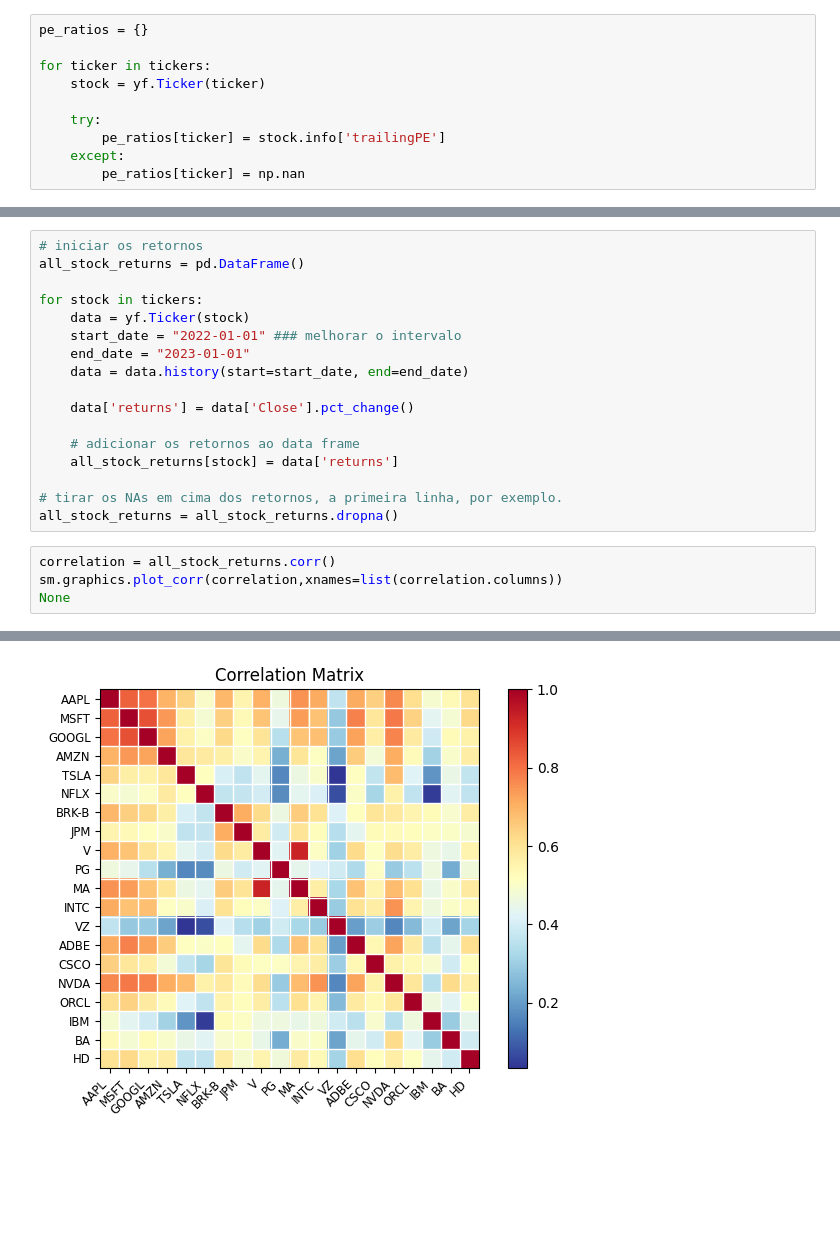
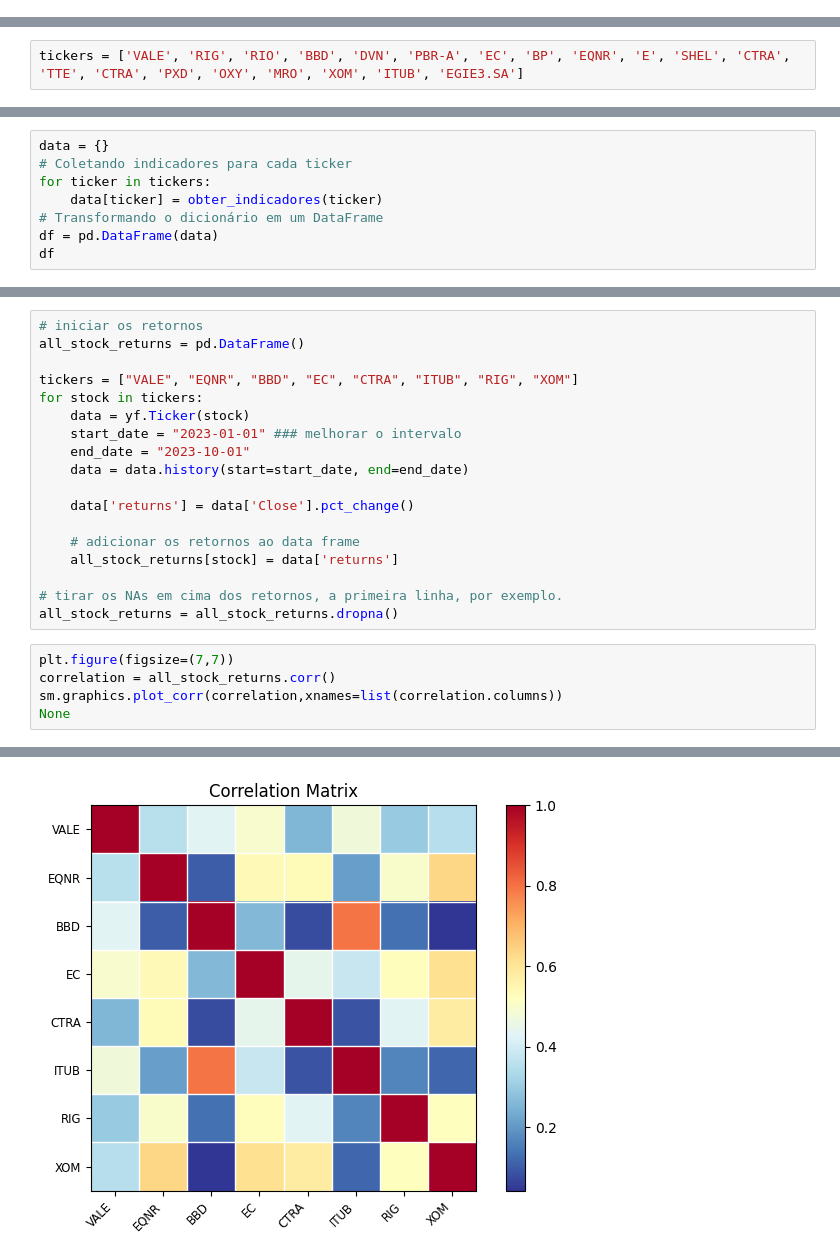
Before and after one commit to iaracastro/Energy-Portifolio-and-Stock-Analysis, a Jupyter notebook: stock-analysis.ipynb, the cells around one changed output, grey strips where cells are left out. Saved outputs shown, nothing was run; the diff lists cells and outputs as text; blank space fills up the shorter version.

```diff
--- a/stock-analysis.ipynb
+++ b/stock-analysis.ipynb
@@ -19,10 +14,0 @@ data = yf.download(tickers, start='2022-01-01',
-# %%
-pe_ratios = {}
-
-for ticker in tickers:
-    stock = yf.Ticker(ticker)
-
-    try:
-        pe_ratios[ticker] = stock.info['trailingPE']
-    except:
-        pe_ratios[ticker] = np.nan
@@ -57,0 +17,2 @@ pe_ratios
+# %%
+tickers = ['VALE', 'RIG', 'RIO', 'BBD', 'DVN', 'PBR-A', 'EC', 'BP', 'EQNR', 'E', 'SHEL', 'CTRA', 'TTE', 'CTRA', 'PXD', 'OXY', 'MRO', 'XOM', 'ITUB', 'EGIE3.SA']
@@ -57,0 +251,8 @@ pe_ratios
+# %%
+data = {}
+# Coletando indicadores para cada ticker
+for ticker in tickers:
+    data[ticker] = obter_indicadores(ticker)
+# Transformando o dicionário em um DataFrame
+df = pd.DataFrame(data)
+df
@@ -59,10 +290,11 @@ pe_ratios
 # iniciar os retornos
 all_stock_returns = pd.DataFrame()
 
+tickers = ["VALE", "EQNR", "BBD", "EC", "CTRA", "ITUB", "RIG", "XOM"]
 for stock in tickers:
     data = yf.Ticker(stock)
-    start_date = "2022-01-01" ### melhorar o intervalo
-    end_date = "2023-01-01"
+    start_date = "2023-01-01" ### melhorar o intervalo
+    end_date = "2023-10-01"
     data = data.history(start=start_date, end=end_date)
 
     data['returns'] = data['Close'].pct_change()
@@ -73,6 +305,7 @@ for stock in tickers:
 # tirar os NAs em cima dos retornos, a primeira linha, por exemplo.
 all_stock_returns = all_stock_returns.dropna()
 # %%
+plt.figure(figsize=(7,7))
 correlation = all_stock_returns.corr()
 sm.graphics.plot_corr(correlation,xnames=list(correlation.columns))
 None
@@ -80 +314 @@ None
-[figure, old version]
+[figure, new version]
```
Also changed, not shown: parts of 26 cells of this notebook, 2 other files.
